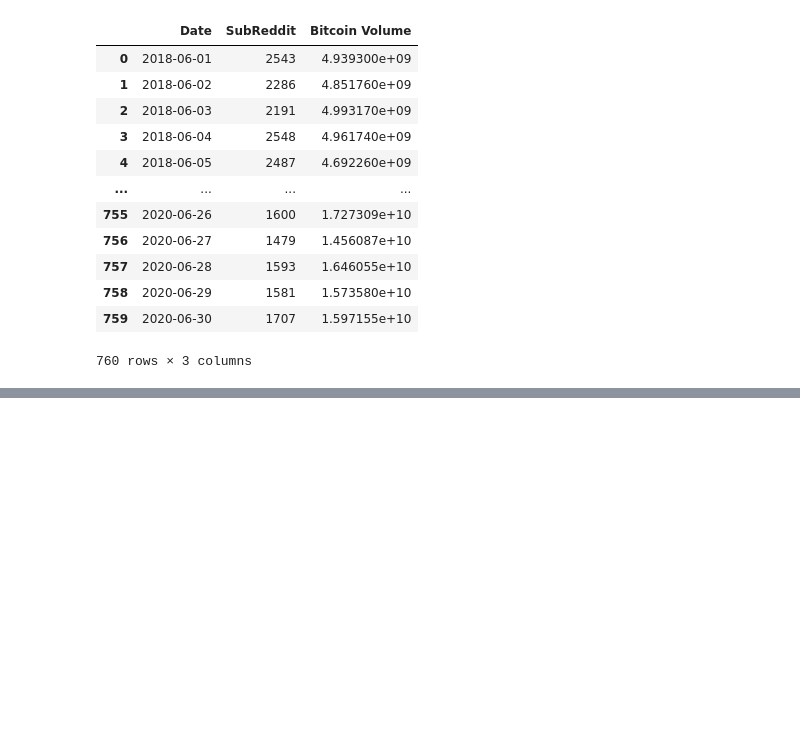
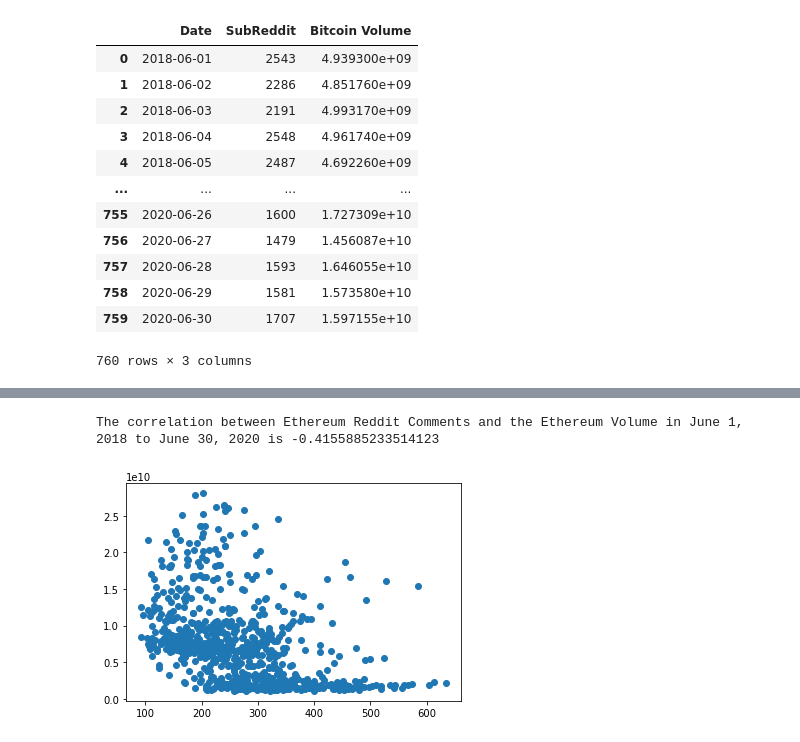
Before and after one commit to ashleighdevito/Cryptocurrency, a Jupyter notebook: Analysis/Working_Scripts/statistics.ipynb, the cells around one changed output, grey strips where cells are left out. Drawn from its saved outputs; the diff is of its cells as text; code cells hidden in the pictures; blank space fills up the shorter version.

```diff
--- a/Analysis/Working_Scripts/statistics.ipynb
+++ b/Analysis/Working_Scripts/statistics.ipynb
@@ -295,0 +301,20 @@ The correlation between Dow Comments and the Dow Jones in June 1, 2018 to June 3
+# %%
+ether_comments = df.loc[df['Exchange']=='Ethereum', ['Date', 'SubReddit']]
+ether_comments.reset_index()
+ether_comments['Date'] = [i.strftime("%Y-%m-%d") for i in ether_comments['Date']]
+
+ether_volume = crypto_volume[["Etheremum Volume"]]
+ether_volume.reset_index(inplace=True)
+
+ether_merged_df = pd.merge(ether_comments, ether_volume)
+ether_comments_merged = ether_merged_df['SubReddit']
+ether_volume_merged = ether_merged_df['Etheremum Volume']
+correlation = st.pearsonr(ether_comments_merged, ether_volume_merged)
+
+print(f"The correlation between Ethereum Reddit Comments and the Ethereum Volume in June 1, 2018 to June 30, 2020 is {correlation[0]}")
+
+plt.scatter(ether_comments_merged, ether_volume_merged)
+plt.show()
+# %% [output]
+The correlation between Ethereum Reddit Comments and the Ethereum Volume in June 1, 2018 to June 30, 2020 is -0.4155885233514123
+[figure, added]
```
Also changed, not shown: parts of 10 cells of this notebook.
